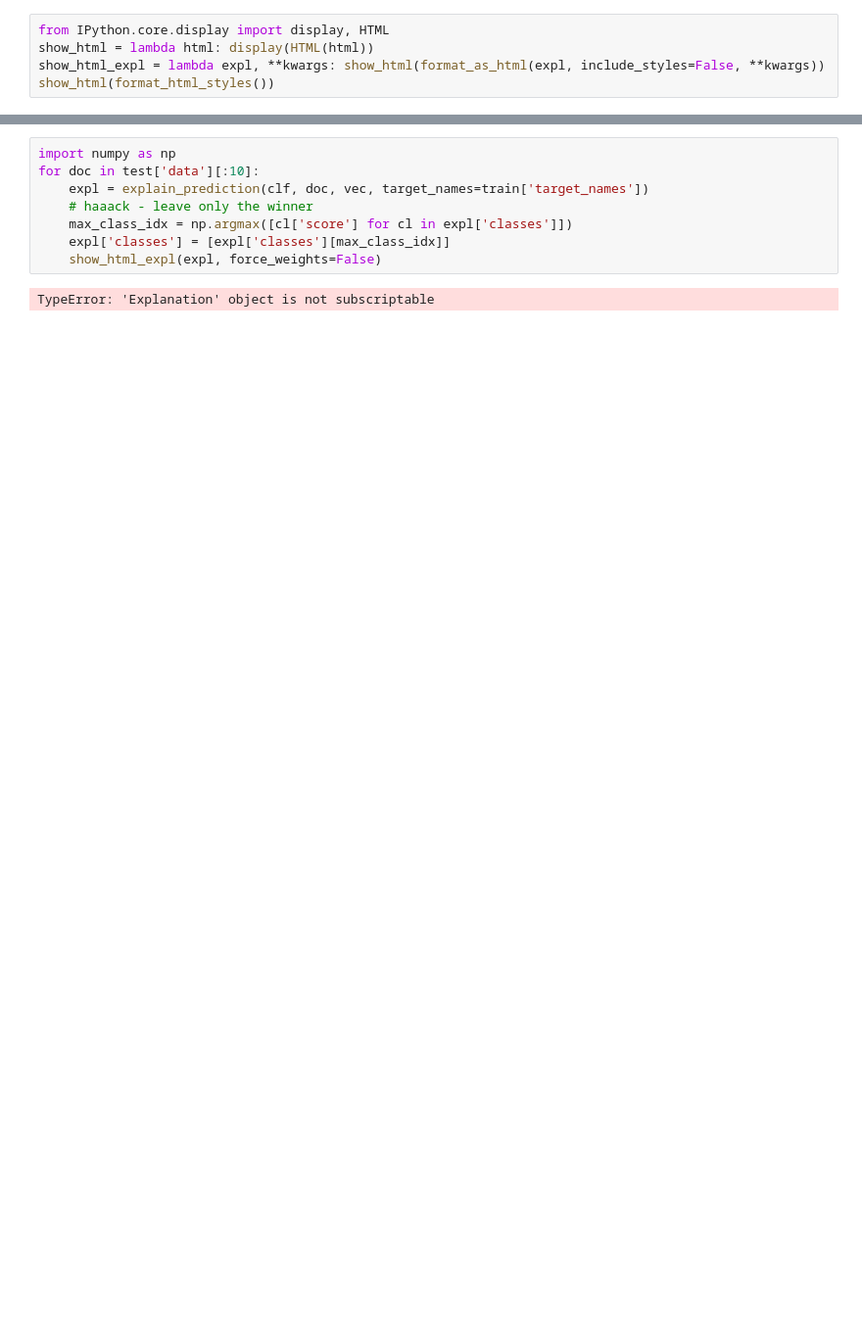
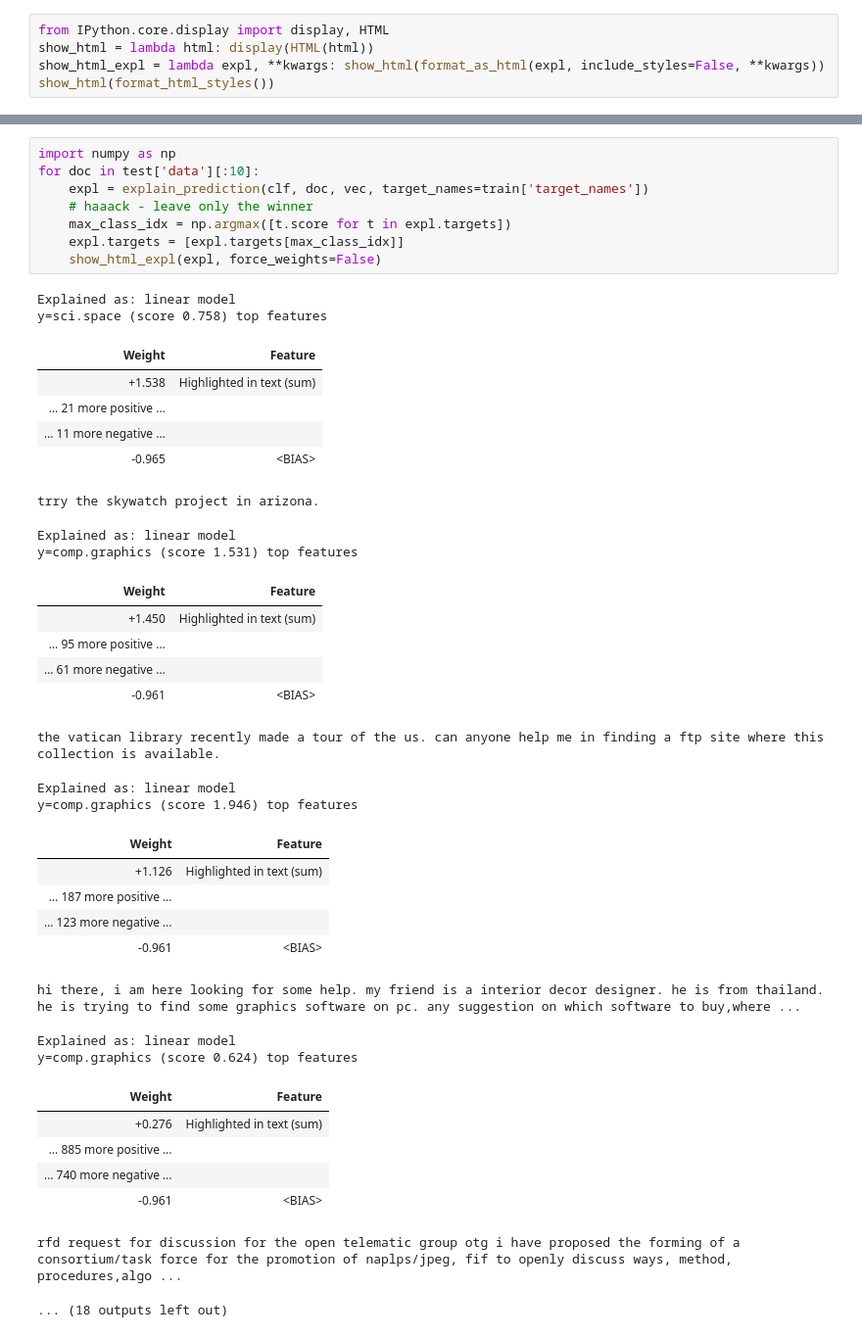
Before and after one commit to TeamHG-Memex/eli5, a Jupyter notebook: notebooks/explain_text_prediction_char.ipynb, the cells around one changed output, grey strips where cells are left out. Shown: that part at 98% size. Drawn from its saved outputs; the diff is of its cells as text; blank space fills up the shorter version.

```diff
--- a/notebooks/explain_text_prediction_char.ipynb
+++ b/notebooks/explain_text_prediction_char.ipynb
@@ -131,10 +131,42 @@ the vatican library recently made a tour of the us. can anyone help me in findin
 # %%
 import numpy as np
 for doc in test['data'][:10]:
     expl = explain_prediction(clf, doc, vec, target_names=train['target_names'])
     # haaack - leave only the winner
-    max_class_idx = np.argmax([cl['score'] for cl in expl['classes']])
-    expl['classes'] = [expl['classes'][max_class_idx]]
+    max_class_idx = np.argmax([t.score for t in expl.targets])
+    expl.targets = [expl.targets[max_class_idx]]
     show_html_expl(expl, force_weights=False)
 # %% [output]
-TypeError: 'Explanation' object is not subscriptable
+Explained as: linear model
+y=sci.space (score 0.758) top features
+| Weight | Feature |
+| +1.538 | Highlighted in text (sum) |
+| … 21 more positive … |  |
+| … 11 more negative … |  |
+| -0.965 | <BIAS> |
+trry the skywatch project in arizona.
+Explained as: linear model
+y=comp.graphics (score 1.531) top features
+| Weight | Feature |
+| +1.450 | Highlighted in text (sum) |
+| … 95 more positive … |  |
+| … 61 more negative … |  |
+| -0.961 | <BIAS> |
+the vatican library recently made a tour of the us. can anyone help me in finding a ftp site where this collection is available.
+Explained as: linear model
+y=comp.graphics (score 1.946) top features
+| Weight | Feature |
+| +1.126 | Highlighted in text (sum) |
+| … 187 more positive … |  |
+| … 123 more negative … |  |
+| -0.961 | <BIAS> |
+hi there, i am here looking for some help. my friend is a interior decor designer. he is from thailand. he is trying to find some graphics software on pc. any suggestion on which software to buy,where ...
+Explained as: linear model
+y=comp.graphics (score 0.624) top features
+| Weight | Feature |
+| +0.276 | Highlighted in text (sum) |
+| … 885 more positive … |  |
+| … 740 more negative … |  |
+| -0.961 | <BIAS> |
+rfd request for discussion for the open telematic group otg i have proposed the forming of a consortium/task force for the promotion of naplps/jpeg, fif to openly discuss ways, method, procedures,algo ...
+... (18 outputs left out)
```
Also changed, not shown: parts of 3 cells of this notebook, 1 other file.
